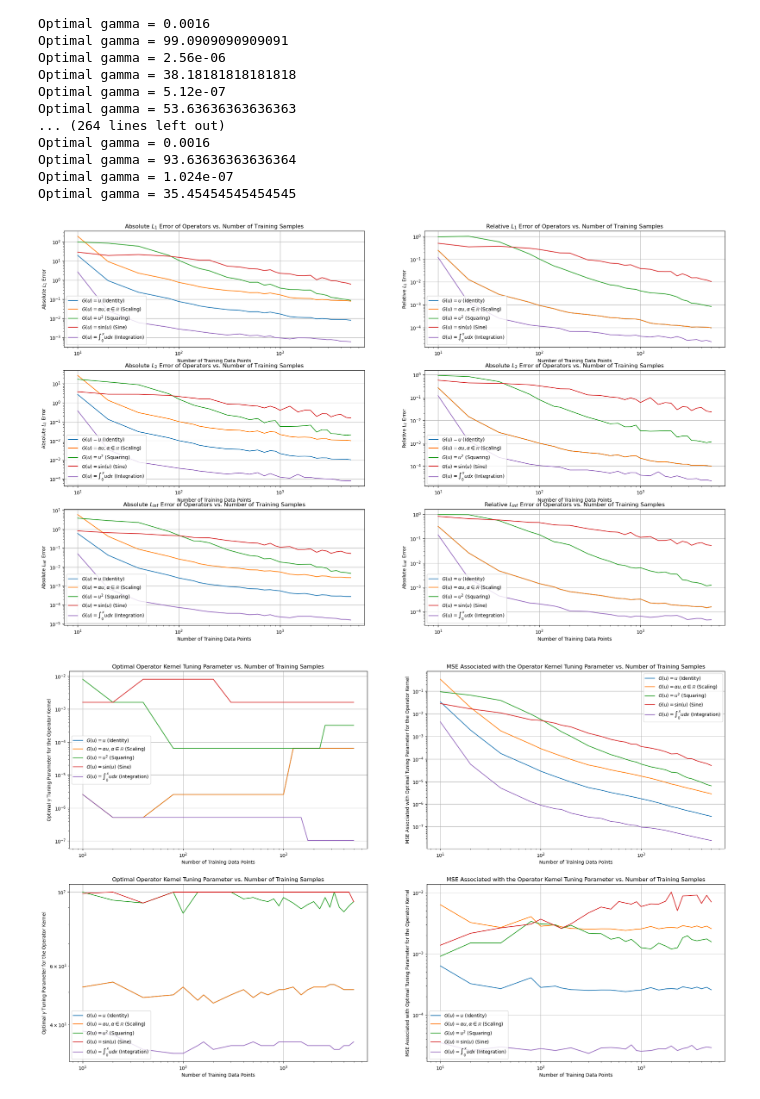
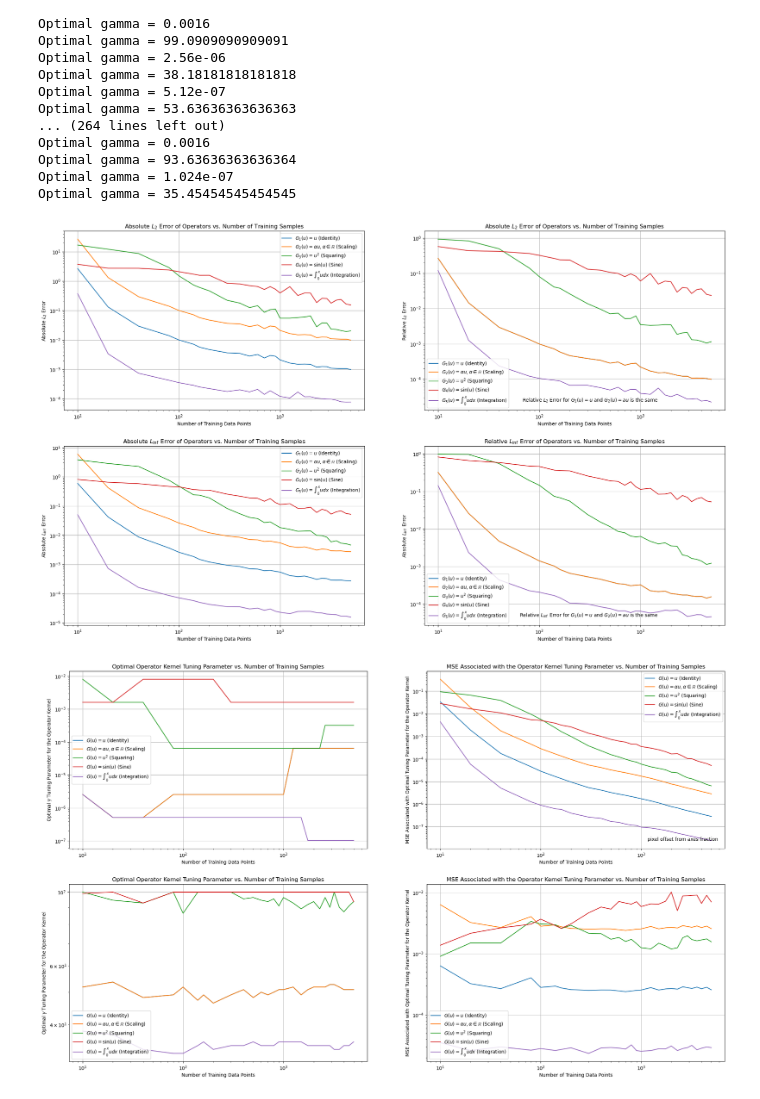
Before and after one commit to Levent-Batakci/OpL, a Jupyter notebook: KernelMethod_GP_Error.ipynb, the cells around one changed output. Saved outputs shown, nothing was run; the diff lists cells and outputs as text; code cells hidden in the pictures.

Commit message:
Updated Error Plot

```diff
--- a/KernelMethod_GP_Error.ipynb
+++ b/KernelMethod_GP_Error.ipynb
@@ -198,42 +198,45 @@ Opt_Gamma_k = Errs_op_mesh[:,8,:]
 Opt_MSE_k = Errs_op_mesh[:,9,:]
 # %%
 # Error Plots
-fig, ax = plt.subplots(3,2)
+fig, ax = plt.subplots(2,2)
 fig.set_size_inches(25,15)
 
-ax[0,0].loglog(np.outer(np.ones((5,)),N).T,L1_Errs.T)
-ax[0,0].set( xlabel ='Number of Training Data Points', ylabel='Absolute $L_1$ Error', title = "Absolute $L_1$ Error of Operators vs. Number of Training Samples")
-ax[0,0].legend(['$G(u) = u$ (Identity)', r'$G(u) = \alpha u, \alpha \in \mathbb{R}$ (Scaling)', '$G(u) = u^2$ (Squaring)', '$G(u) = \sin(u)$ (Sine)', '$G(u) = \int_0^x u dx$ (Integration)'])
+#ax[0,0].loglog(np.outer(np.ones((5,)),N).T,L1_Errs.T)
+#ax[0,0].set( xlabel ='Number of Training Data Points', ylabel='Absolute $L_1$ Error', title = "Absolute $L_1$ Error of Operators vs. Number of Training Samples")
+#ax[0,0].legend(['$G(u) = u$ (Identity)', r'$G(u) = \alpha u, \alpha \in \mathbb{R}$ (Scaling)', '$G(u) = u^2$ (Squaring)', '$G(u) = \sin(u)$ (Sine)', '$G(u) = \int_0^x u dx$ (Integration)'])
+#ax[0,0].grid()
+
+#ax[0,1].loglog(np.outer(np.ones((5,)),N).T,L1_Errs_Rel.T)
+#ax[0,1].set( xlabel ='Number of Training Data Points', ylabel='Relative $L_1$ Error', title = "Relative $L_1$ Error of Operators vs. Number of Training Samples")
+#ax[0,1].legend(['$G(u) = u$ (Identity)', r'$G(u) = \alpha u, \alpha \in \mathbb{R}$ (Scaling)', '$G(u) = u^2$ (Squaring)', '$G(u) = \sin(u)$ (Sine)', '$G(u) = \int_0^x u dx$ (Integration)'])
+#ax[0,1].grid()
+
+ax[0,0].loglog(np.outer(np.ones((5,)),N).T,L2_Errs.T)
+ax[0,0].set( xlabel ='Number of Training Data Points', ylabel='Absolute $L_2$ Error', title = "Absolute $L_2$ Error of Operators vs. Number of Training Samples")
+ax[0,0].legend(['$G_1(u) = u$ (Identity)', r'$G_2(u) = \alpha u, \alpha \in \mathbb{R}$ (Scaling)', '$G_3(u) = u^2$ (Squaring)', '$G_4(u) = \sin(u)$ (Sine)', '$G_5(u) = \int_0^x u dx$ (Integration)'])
 ax[0,0].grid()
 
-ax[0,1].loglog(np.outer(np.ones((5,)),N).T,L1_Errs_Rel.T)
-ax[0,1].set( xlabel ='Number of Training Data Points', ylabel='Relative $L_1$ Error', title = "Relative $L_1$ Error of Operators vs. Number of Training Samples")
-ax[0,1].legend(['$G(u) = u$ (Identity)', r'$G(u) = \alpha u, \alpha \in \mathbb{R}$ (Scaling)', '$G(u) = u^2$ (Squaring)', '$G(u) = \sin(u)$ (Sine)', '$G(u) = \int_0^x u dx$ (Integration)'])
+ax[0,1].loglog(np.outer(np.ones((5,)),N).T,L2_Errs_Rel.T)
+ax[0,1].set( xlabel ='Number of Training Data Points', ylabel='Relative $L_2$ Error', title = "Absolute $L_2$ Error of Operators vs. Number of Training Samples")
+ax[0,1].legend(['$G_1(u) = u$ (Identity)', r'$G_2(u) = \alpha u, \alpha \in \mathbb{R}$ (Scaling)', '$G_3(u) = u^2$ (Squaring)', '$G_4(u) = \sin(u)$ (Sine)', '$G_5(u) = \int_0^x u dx$ (Integration)'])
 ax[0,1].grid()
+ax[0,1].annotate('Relative $L_2$ Error for $G_1(u) = u$ and $G_2(u) = au$ is the same', xy=(0.8, 0), xycoords='axes fraction', xytext=(-20, 20), textcoords='offset pixels', horizontalalignment='right', verticalalignment='bottom')
 
-ax[1,0].loglog(np.outer(np.ones((5,)),N).T,L2_Errs.T)
-ax[1,0].set( xlabel ='Number of Training Data Points', ylabel='Absolute $L_2$ Error', title = "Absolute $L_2$ Error of Operators vs. Number of Training Samples")
-ax[1,0].legend(['$G(u) = u$ (Identity)', r'$G(u) = \alpha u, \alpha \in \mathbb{R}$ (Scaling)', '$G(u) = u^2$ (Squaring)', '$G(u) = \sin(u)$ (Sine)', '$G(u) = \int_0^x u dx$ (Integration)'])
+ax[1,0].loglog(np.outer(np.ones((5,)),N).T,Linf_Errs.T)
+ax[1,0].set( xlabel ='Number of Training Data Points', ylabel='Absolute $L_\inf$ Error', title = "Absolute $L_\inf$ Error of Operators vs. Number of Training Samples")
+ax[1,0].legend(['$G_1(u) = u$ (Identity)', r'$G_2(u) = \alpha u, \alpha \in \mathbb{R}$ (Scaling)', '$G_3(u) = u^2$ (Squaring)', '$G_4(u) = \sin(u)$ (Sine)', '$G_5(u) = \int_0^x u dx$ (Integration)'])
 ax[1,0].grid()
 
-ax[1,1].loglog(np.outer(np.ones((5,)),N).T,L2_Errs_Rel.T)
-ax[1,1].set( xlabel ='Number of Training Data Points', ylabel='Relative $L_2$ Error', title = "Absolute $L_2$ Error of Operators vs. Number of Training Samples")
-ax[1,1].legend(['$G(u) = u$ (Identity)', r'$G(u) = \alpha u, \alpha \in \mathbb{R}$ (Scaling)', '$G(u) = u^2$ (Squaring)', '$G(u) = \sin(u)$ (Sine)', '$G(u) = \int_0^x u dx$ (Integration)'])
+ax[1,1].loglog(np.outer(np.ones((5,)),N).T,Linf_Errs_Rel.T)
+ax[1,1].set( xlabel ='Number of Training Data Points', ylabel='Absolute $L_\inf$ Error', title = "Relative $L_\inf$ Error of Operators vs. Number of Training Samples")
+ax[1,1].legend(['$G_1(u) = u$ (Identity)', r'$G_2(u) = \alpha u, \alpha \in \mathbb{R}$ (Scaling)', '$G_3(u) = u^2$ (Squaring)', '$G_4(u) = \sin(u)$ (Sine)', '$G_5(u) = \int_0^x u dx$ (Integration)'])
 ax[1,1].grid()
+ax[1,1].annotate('Relative $L_\inf$ Error for $G_1(u) = u$ and $G_2(u) = au$ is the same', xy=(0.8, 0), xycoords='axes fraction', xytext=(-20, 20), textcoords='offset pixels', horizontalalignment='right', verticalalignment='bottom')
 
-ax[2,0].loglog(np.outer(np.ones((5,)),N).T,Linf_Errs.T)
-ax[2,0].set( xlabel ='Number of Training Data Points', ylabel='Absolute $L_\inf$ Error', title = "Absolute $L_\inf$ Error of Operators vs. Number of Training Samples")
-ax[2,0].legend(['$G(u) = u$ (Identity)', r'$G(u) = \alpha u, \alpha \in \mathbb{R}$ (Scaling)', '$G(u) = u^2$ (Squaring)', '$G(u) = \sin(u)$ (Sine)', '$G(u) = \int_0^x u dx$ (Integration)'])
-ax[2,0].grid()
 
-ax[2,1].loglog(np.outer(np.ones((5,)),N).T,Linf_Errs_Rel.T)
-ax[2,1].set( xlabel ='Number of Training Data Points', ylabel='Absolute $L_\inf$ Error', title = "Relative $L_\inf$ Error of Operators vs. Number of Training Samples")
-ax[2,1].legend(['$G(u) = u$ (Identity)', r'$G(u) = \alpha u, \alpha \in \mathbb{R}$ (Scaling)', '$G(u) = u^2$ (Squaring)', '$G(u) = \sin(u)$ (Sine)', '$G(u) = \int_0^x u dx$ (Integration)'])
-ax[2,1].grid()
-
-fig.savefig('Error_Plots_V4.png', dpi=300, bbox_inches='tight')
+fig.savefig('Error_Plots_V5.png', dpi=300, bbox_inches='tight')
 # %% [output]
-[figure, old version]
+[figure, new version]
 # %%
 fig1, ax1 = plt.subplots(2,2)
 fig1.set_size_inches(25,15)
@@ -260,4 +263,4 @@ ax1[1,1].grid()
 
 fig.savefig('Opt_Gamma_MSE.png', dpi=300, bbox_inches='tight')
 # %% [output]
-[figure, old version]
+[figure, new version]
```
Also changed, not shown: parts of 1 cell of this notebook, 1 other file.
